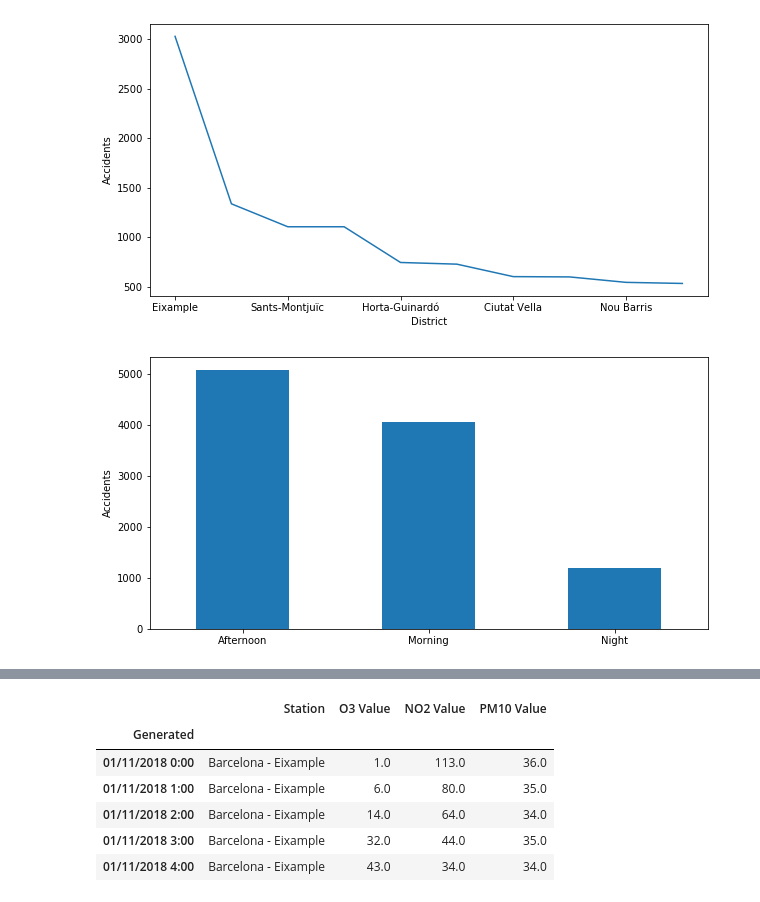
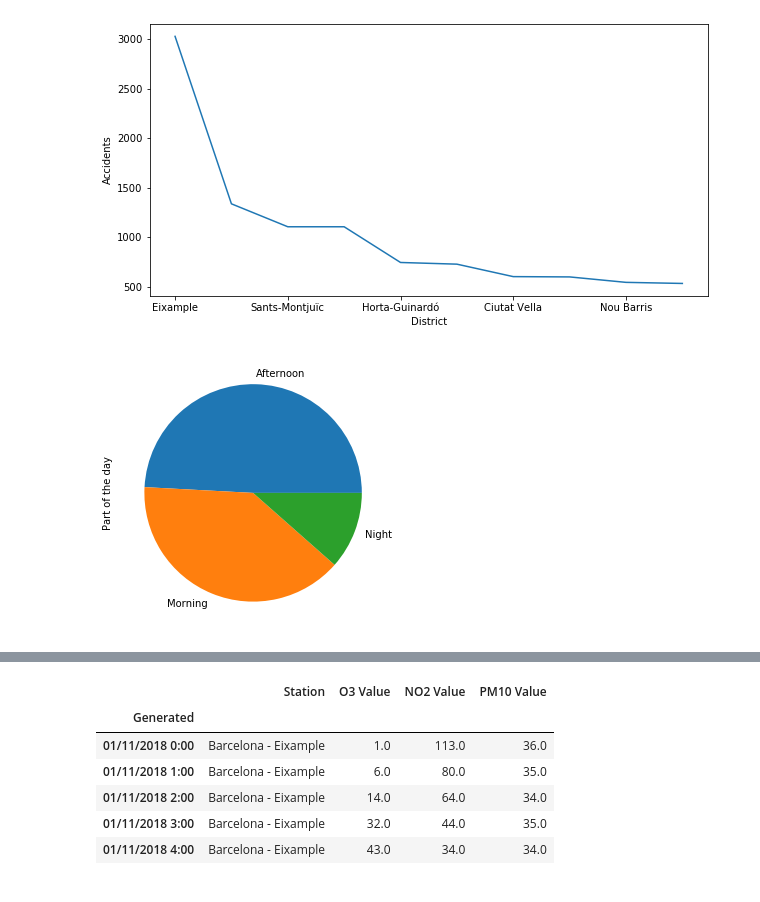
Before and after one commit to JosepBC/Barcelona-visualization, a Jupyter notebook: barcelona.ipynb, the cells around one changed output, grey strips where cells are left out. Cells and saved outputs as stored; diff of their text form; code cells hidden in the pictures.

```diff
--- a/barcelona.ipynb
+++ b/barcelona.ipynb
@@ -5,6 +12,6 @@ import numpy as np
 # %%
-df = pd.read_csv("datasets/barcelona/accidents_2017.csv")
-df.head()
+accidentsDf = pd.read_csv("datasets/barcelona/accidents_2017.csv")
+accidentsDf.head()
 # %% [output]
 |  | Id | District Name | Neighborhood Name | Street | Weekday | Month | Day | Hour | ... |
 | 0 | 2017S008429 | Unknown | Unknown | Número 27 ... | Friday | October | 13 | 8 | ... |
@@ -91,12 +100,11 @@ plt.show()
 # %% [output]
 [figure]
 # %%
-ax = df["Part of the day"].value_counts().plot(kind="bar", figsize=(10, 5))
+ax = accidentsDf["Part of the day"].value_counts().plot(kind="pie", figsize=(10, 5))
 plt.xticks(rotation=0)
-ax.set_ylabel('Accidents')
 plt.show()
 # %% [output]
-[figure, old version]
+[figure, new version]
 # %%
 airQualityDf = pd.read_csv("datasets/barcelona/air_quality_Nov2017.csv")
 airQualityDf.head()
```
Also changed, not shown: parts of 8 cells of this notebook.
